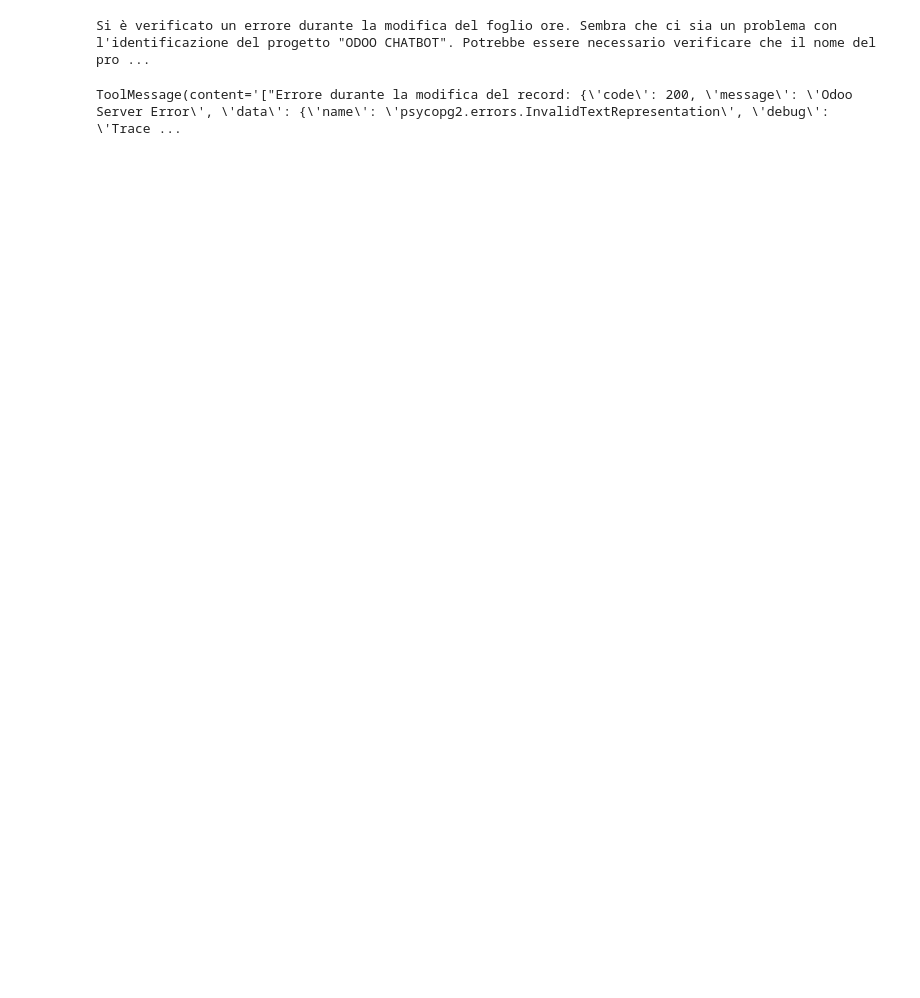
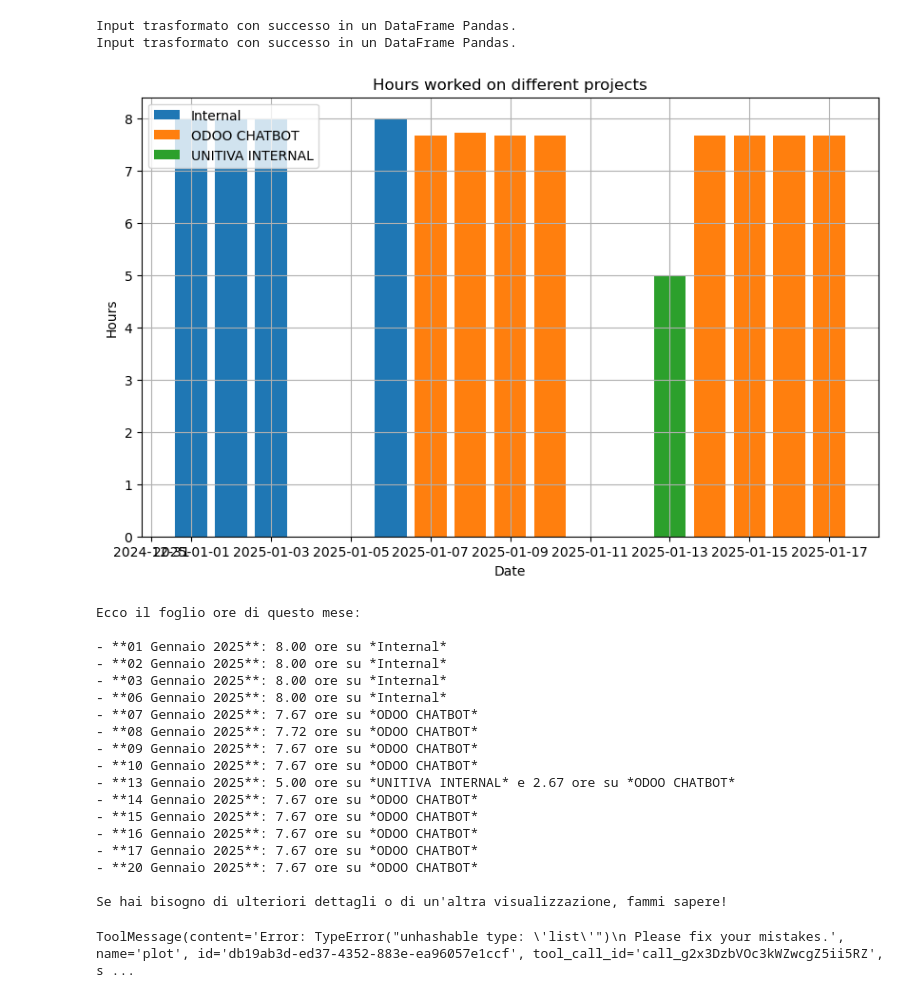
Before and after one commit to andreaps96/chatbot_agent, a Jupyter notebook: main.ipynb, the cells around one changed output. Cells and saved outputs as stored; diff of their text form; code cells hidden in the pictures; blank space fills up the shorter version.

Commit message:
aggiunto plot

```diff
--- a/main.ipynb
+++ b/main.ipynb
@@ -178,10 +181,19 @@ tools = [
         - Mostrare
         - Riportare
 
+        Se usi questa funzione poi dovrai usare anche la funzione 'plot'
         Esempio: "leggimi il foglio ore di oggi" -> usa questo tool
         Esempio: "mostrami gli eventi in calendario per questa settimana" -> usa questo tool
     """
-)]
+    ),
+    Tool(
+        name='plot',
+        func=plot.genera_grafico_con_agente,
+        description="""
+        Usa questa funzione insieme a read_ERP per visualizzare graficamente i dati prodotti
+        """
+    )
+    ]
 
 tool_node = ToolNode(tools)
 
@@ -217,17 +229,37 @@ def invoke_agent(agent, user_input: dict, memory):
     return response
 # %%
 inputs = {
-            "messages": [("user", "modifica il foglio ore di oggi, ho lavorato 3 ore al progetto ODOO CHATBOT")]
+            "messages": [("user", "mostrami il foglio ore di questo mese")]
     }
 risposta = invoke_agent(agent,inputs,memory)
 
 print(risposta['messages'][-1].content)
 # %% [output]
-Si è verificato un errore durante la modifica del foglio ore. Sembra che ci sia un problema con l'identificazione del progetto "ODOO CHATBOT". Potrebbe essere necessario verificare che il nome del pro ...
+Input trasformato con successo in un DataFrame Pandas.
+Input trasformato con successo in un DataFrame Pandas.
+[figure, added]
+Ecco il foglio ore di questo mese:
+
+- **01 Gennaio 2025**: 8.00 ore su *Internal*
+- **02 Gennaio 2025**: 8.00 ore su *Internal*
+- **03 Gennaio 2025**: 8.00 ore su *Internal*
+- **06 Gennaio 2025**: 8.00 ore su *Internal*
+- **07 Gennaio 2025**: 7.67 ore su *ODOO CHATBOT*
+- **08 Gennaio 2025**: 7.72 ore su *ODOO CHATBOT*
+- **09 Gennaio 2025**: 7.67 ore su *ODOO CHATBOT*
+- **10 Gennaio 2025**: 7.67 ore su *ODOO CHATBOT*
+- **13 Gennaio 2025**: 5.00 ore su *UNITIVA INTERNAL* e 2.67 ore su *ODOO CHATBOT*
+- **14 Gennaio 2025**: 7.67 ore su *ODOO CHATBOT*
+- **15 Gennaio 2025**: 7.67 ore su *ODOO CHATBOT*
+- **16 Gennaio 2025**: 7.67 ore su *ODOO CHATBOT*
+- **17 Gennaio 2025**: 7.67 ore su *ODOO CHATBOT*
+- **20 Gennaio 2025**: 7.67 ore su *ODOO CHATBOT*
+
+Se hai bisogno di ulteriori dettagli o di un'altra visualizzazione, fammi sapere!
 # %%
-risposta['messages'][2]
+risposta['messages'][-2]
 # %% [output]
-ToolMessage(content='["Errore durante la modifica del record: {\'code\': 200, \'message\': \'Odoo Server Error\', \'data\': {\'name\': \'psycopg2.errors.InvalidTextRepresentation\', \'debug\': \'Trace ...
+ToolMessage(content='Error: TypeError("unhashable type: \'list\'")\n Please fix your mistakes.', name='plot', id='db19ab3d-ed37-4352-883e-ea96057e1ccf', tool_call_id='call_g2x3DzbVOc3kWZwcgZ5ii5RZ', s ...
 # %%
 if "read_ERP" in risposta['messages'][2].name:
     encrypted_data = risposta['messages'][2].content
```
Also changed, not shown: parts of 1 cell of this notebook, 3 other files.
